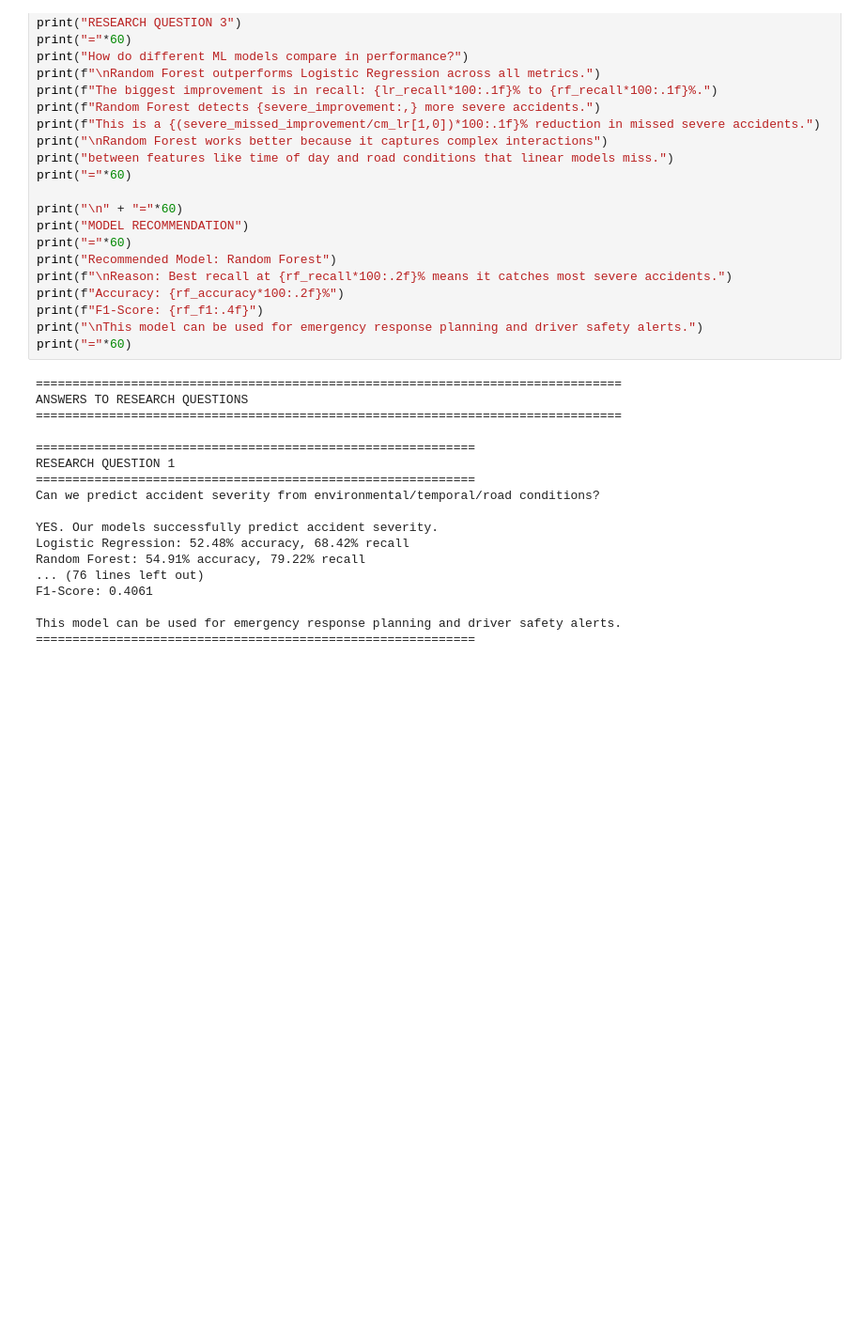
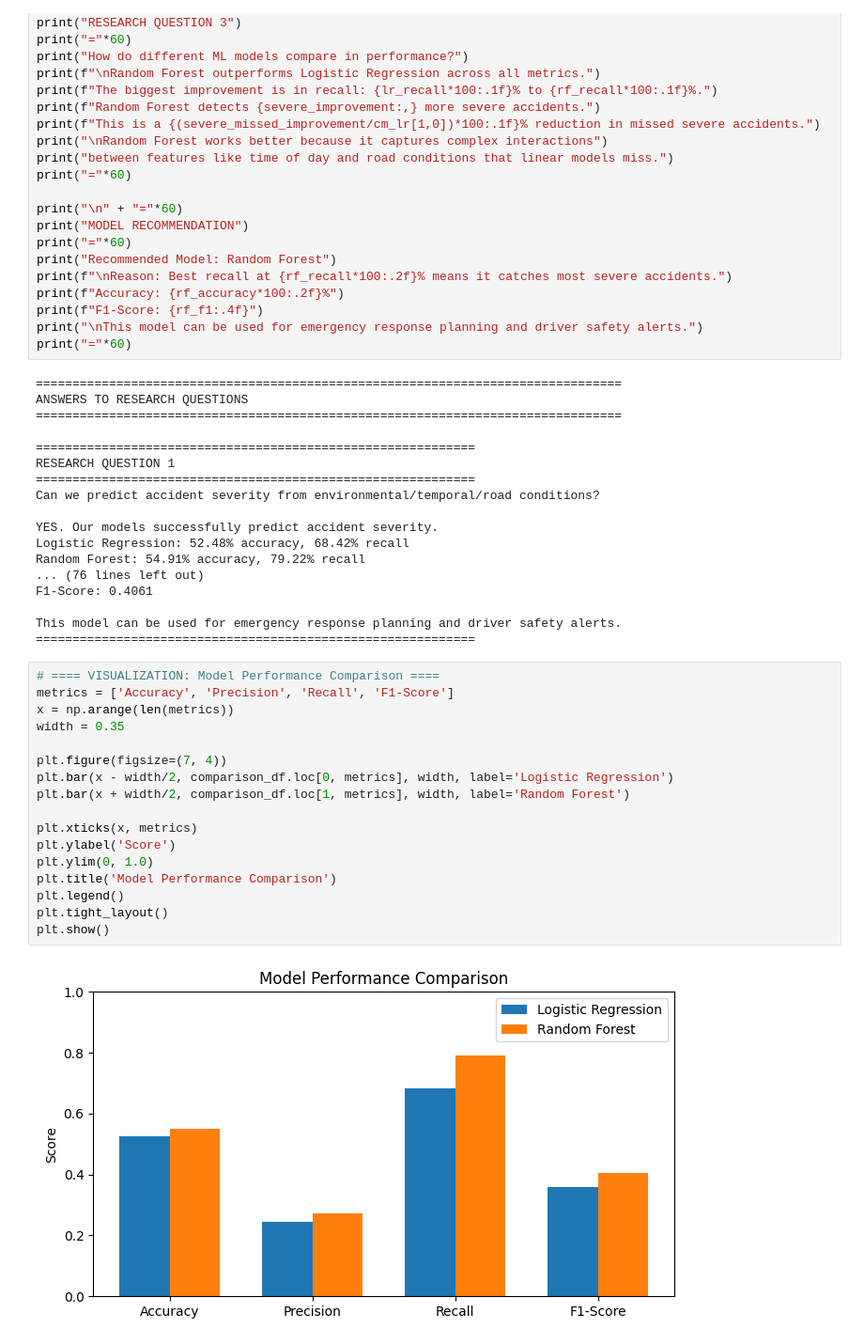
Before and after one commit to yash0917/CMSC320-Final-Project, a Jupyter notebook: finalproject.ipynb, the cells around one changed output. Shown at 94% size. Saved outputs shown, nothing was run; the diff lists cells and outputs as text; blank space fills up the shorter version.

```diff
--- a/finalproject.ipynb
+++ b/finalproject.ipynb
@@ -718,3 +792,22 @@ F1-Score: 0.4061
 
 This model can be used for emergency response planning and driver safety alerts.
 ============================================================
+# %%
+# ==== VISUALIZATION: Model Performance Comparison ====
+metrics = ['Accuracy', 'Precision', 'Recall', 'F1-Score']
+x = np.arange(len(metrics))
+width = 0.35
+
+plt.figure(figsize=(7, 4))
+plt.bar(x - width/2, comparison_df.loc[0, metrics], width, label='Logistic Regression')
+plt.bar(x + width/2, comparison_df.loc[1, metrics], width, label='Random Forest')
+
+plt.xticks(x, metrics)
+plt.ylabel('Score')
+plt.ylim(0, 1.0)
+plt.title('Model Performance Comparison')
+plt.legend()
+plt.tight_layout()
+plt.show()
+# %% [output]
+[figure, added]
```
Also changed, not shown: parts of 3 cells of this notebook.
